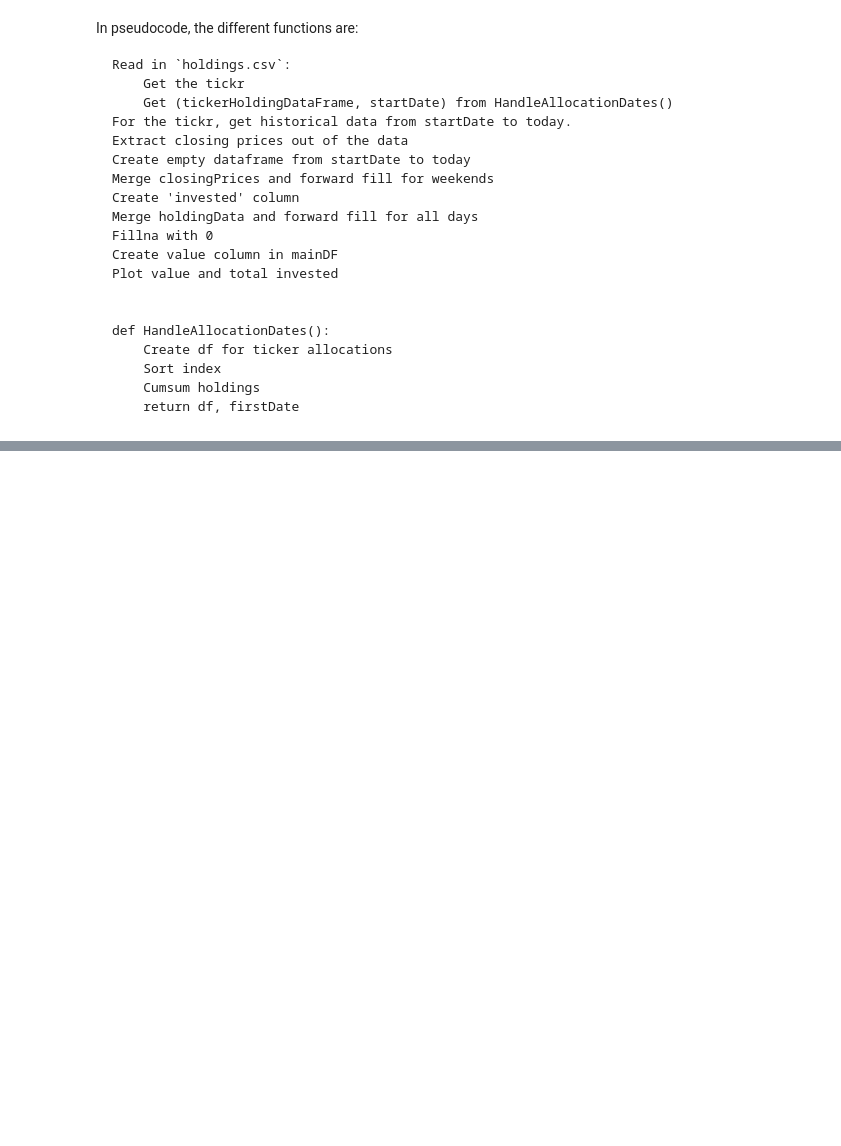
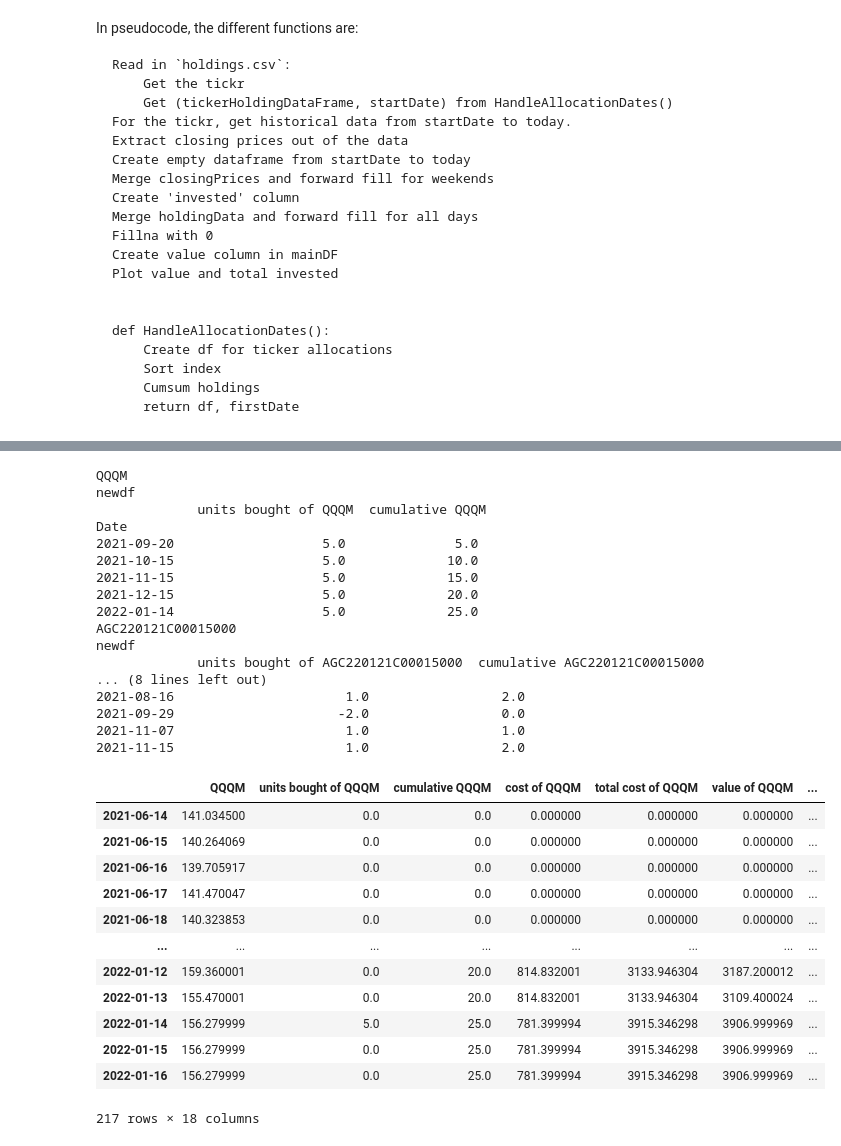
Before and after one commit to rayarka/simple-portfolio-tracker, a Jupyter notebook: portfoliotracker_workbook.ipynb, the cells around one changed output, grey strips where cells are left out. Saved outputs shown, nothing was run; the diff lists cells and outputs as text; code cells hidden in the pictures; blank space fills up the shorter version.

```diff
--- a/portfoliotracker_workbook.ipynb
+++ b/portfoliotracker_workbook.ipynb
@@ -154,40 +158,66 @@ print(startDate, endDate)
 # %%
 holdingUpdateDf = pd.DataFrame(index = pd.date_range(start=startDate, end=endDate))
 # %%
-# STOP
-
 holdingUpdateDf = pd.DataFrame(index = pd.date_range(start=startDate, end=endDate))
 
 for ticker in tickers:
     print(ticker)
-    totalInvestedInTicker = 0
 
     newDf = pd.DataFrame(holdings[ticker])
-    newDf = newDf.rename(columns = {ticker:f'purchase {ticker}'})
-    newDf[f'cumulative {ticker}'] = newDf[f'purchase {ticker}'].cumsum()
-#     newDf.drop(columns=[ticker], inplace = True)
-#     newDf[[ticker]] = newDf[[ticker]].fillna(value=0)
+    newDf = newDf.rename(columns = {ticker:f'units bought of {ticker}'})
+    newDf[f'cumulative {ticker}'] = newDf[f'units bought of {ticker}'].cumsum()
     newDf.dropna(inplace = True)
-    newDf = newDf[newDf[f'cumulative {ticker}'] != 0]
+#     newDf = newDf[newDf[f'cumulative {ticker}'] != 0] #I had put this for a reason but it results in ignoring investment value when my holdings become zero i.e. i close my position
     print('newdf\n',newDf)
 
     # Get yfinance data
     tickerObject = yf.Ticker(ticker)
     data = tickerObject.history(start=startDate, end=endDate)
     closePricesDf = data['Close']
     closePricesDf.name = ticker
 #     print(closePricesDf)
 
-
     holdingUpdateDf = pd.merge(holdingUpdateDf, closePricesDf, how = 'left', left_index=True, right_index=True)
     holdingUpdateDf = holdingUpdateDf.fillna(method="ffill")
 
     holdingUpdateDf = pd.merge(holdingUpdateDf, newDf, how = 'left', left_index=True, right_index=True)
-    holdingUpdateDf[f'invested {ticker}'] = holdingUpdateDf[f'cumulative {ticker}'] * holdingUpdateDf[ticker]
-    holdingUpdateDf[[f'purchase {ticker}']] = holdingUpdateDf[[f'purchase {ticker}']].fillna(value=0)
+    holdingUpdateDf[f'cost of {ticker}'] = holdingUpdateDf[ticker] * holdingUpdateDf[f'units bought of {ticker}']
+    holdingUpdateDf[f'total cost of {ticker}'] = holdingUpdateDf[f'cost of {ticker}'].cumsum()
+    holdingUpdateDf[[f'units bought of {ticker}']] = holdingUpdateDf[[f'units bought of {ticker}']].fillna(value=0)
     holdingUpdateDf = holdingUpdateDf.fillna(method="ffill")
-    holdingUpdateDf = holdingUpdateDf.fillna(0)
+    holdingUpdateDf = holdingUpdateDf.fillna(value = 0)
 
-    holdingUpdateDf[f'value {ticker}'] = holdingUpdateDf[ticker] * holdingUpdateDf[f'cumulative {ticker}']
+    holdingUpdateDf[f'value of {ticker}'] = holdingUpdateDf[ticker] * holdingUpdateDf[f'cumulative {ticker}']
 
 holdingUpdateDf
+# %% [output]
+QQQM
+newdf
+             units bought of QQQM  cumulative QQQM
+Date
+2021-09-20                   5.0              5.0
+2021-10-15                   5.0             10.0
+2021-11-15                   5.0             15.0
+2021-12-15                   5.0             20.0
+2022-01-14                   5.0             25.0
+AGC220121C00015000
+newdf
+             units bought of AGC220121C00015000  cumulative AGC220121C00015000
+... (8 lines left out)
+2021-08-16                      1.0                 2.0
+2021-09-29                     -2.0                 0.0
+2021-11-07                      1.0                 1.0
+2021-11-15                      1.0                 2.0
+|  | QQQM | units bought of QQQM | cumulative QQQM | cost of QQQM | total cost of QQQM | value of QQQM | ... |
+| 2021-06-14 | 141.034500 | 0.0 | 0.0 | 0.000000 | 0.000000 | 0.000000 | ... |
+| 2021-06-15 | 140.264069 | 0.0 | 0.0 | 0.000000 | 0.000000 | 0.000000 | ... |
+| 2021-06-16 | 139.705917 | 0.0 | 0.0 | 0.000000 | 0.000000 | 0.000000 | ... |
+| 2021-06-17 | 141.470047 | 0.0 | 0.0 | 0.000000 | 0.000000 | 0.000000 | ... |
+| 2021-06-18 | 140.323853 | 0.0 | 0.0 | 0.000000 | 0.000000 | 0.000000 | ... |
+| ... | ... | ... | ... | ... | ... | ... | ... |
+| 2022-01-12 | 159.360001 | 0.0 | 20.0 | 814.832001 | 3133.946304 | 3187.200012 | ... |
+| 2022-01-13 | 155.470001 | 0.0 | 20.0 | 814.832001 | 3133.946304 | 3109.400024 | ... |
+| 2022-01-14 | 156.279999 | 5.0 | 25.0 | 781.399994 | 3915.346298 | 3906.999969 | ... |
+| 2022-01-15 | 156.279999 | 0.0 | 25.0 | 781.399994 | 3915.346298 | 3906.999969 | ... |
+| 2022-01-16 | 156.279999 | 0.0 | 25.0 | 781.399994 | 3915.346298 | 3906.999969 | ... |
+217 rows × 18 columns
```
Also changed, not shown: parts of 6 cells of this notebook, 3 other files.
